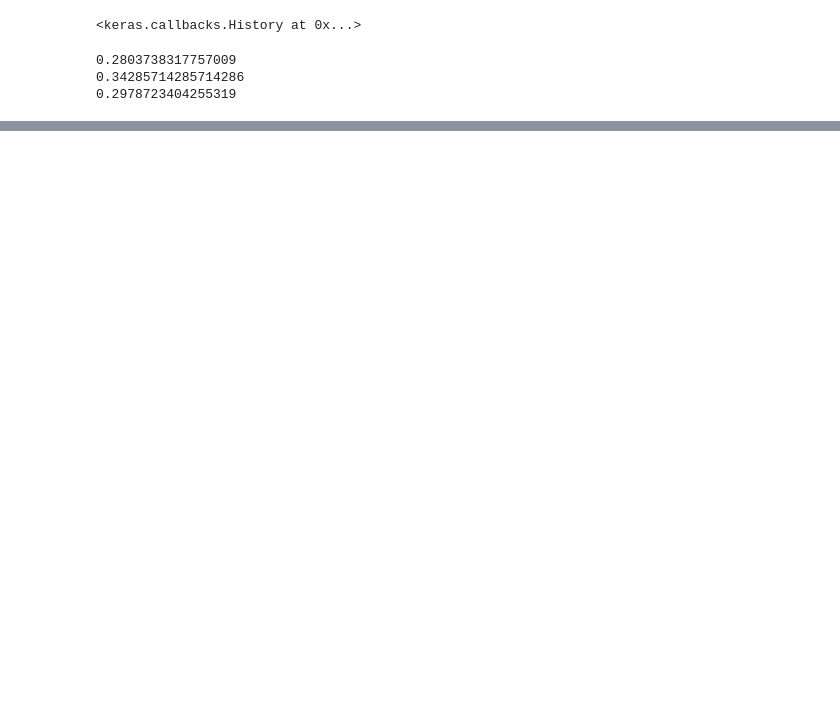
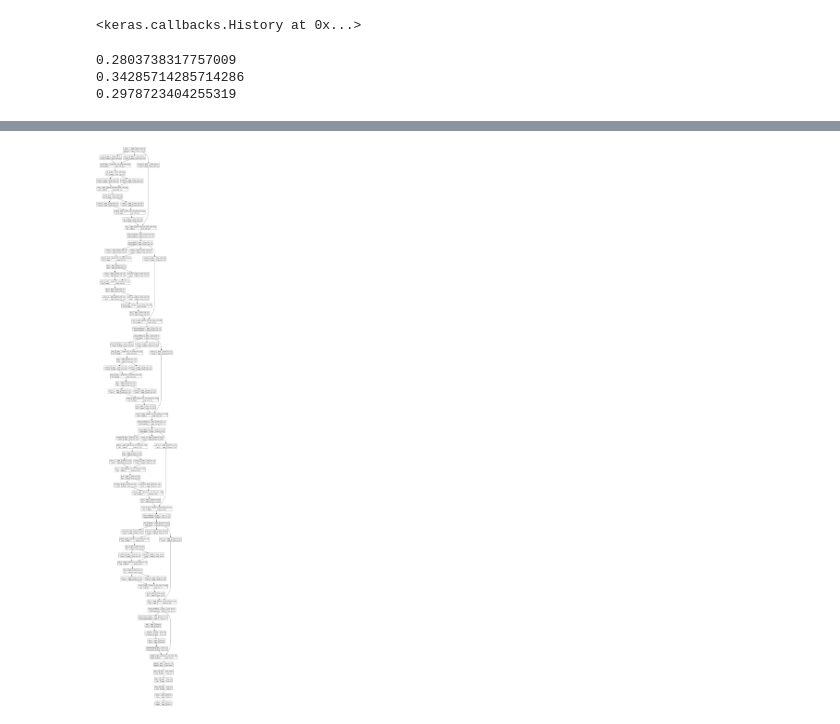
Before and after one commit to DirectionlessPad/DAIC_AUbased, a Jupyter notebook: guo2022_pose.ipynb, the cells around one changed output, grey strips where cells are left out. Saved outputs shown, nothing was run; the diff lists cells and outputs as text; code cells hidden in the pictures; blank space fills up the shorter version.

```diff
--- a/guo2022_pose.ipynb
+++ b/guo2022_pose.ipynb
@@ -274,0 +276,4 @@ F1-score = nan
+# %%
+plot_model(model_pose, to_file='model_plot.png', show_shapes=True, show_layer_names=True)
+# %% [output]
+[figure, added]
```
Also changed, not shown: parts of 4 cells of this notebook, 1 other file.
